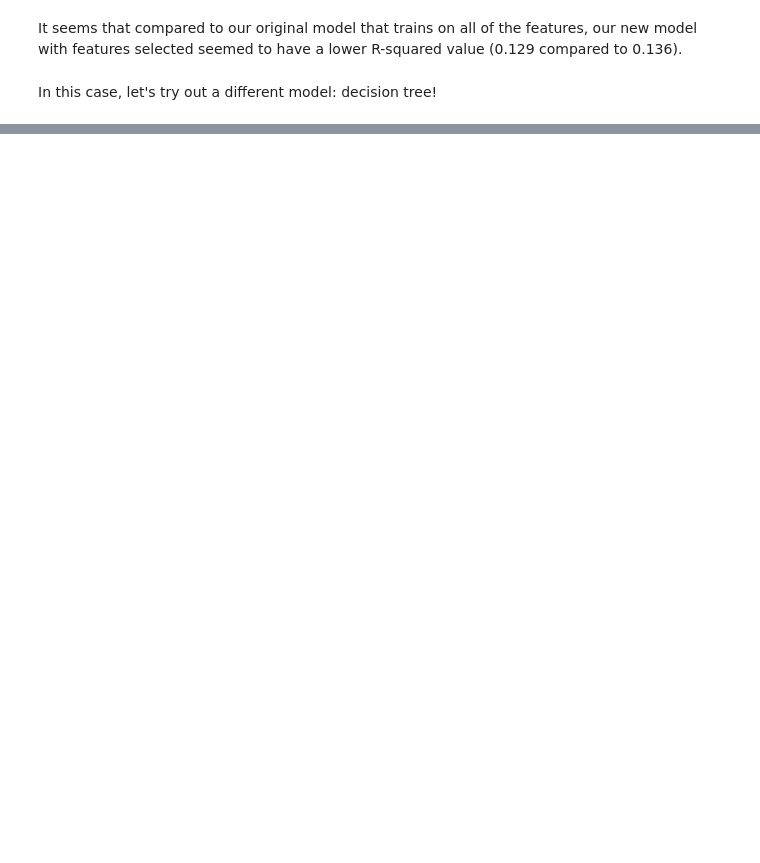
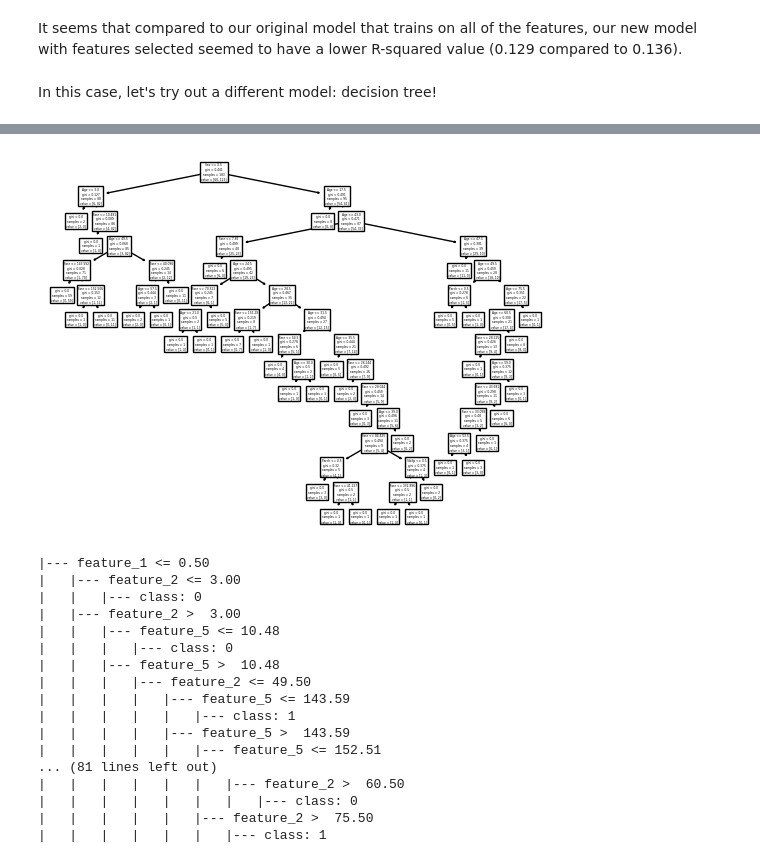
Before and after one commit to klam912/titanic_pred, a Jupyter notebook: model.ipynb, the cells around one changed output, grey strips where cells are left out. Cells and saved outputs as stored; diff of their text form; code cells hidden in the pictures; blank space fills up the shorter version.

```diff
--- a/model.ipynb
+++ b/model.ipynb
@@ -757,0 +769,3 @@ In this case, let's try out a different model: decision tree!
+# %%
+df5 = df4.copy()
+df5 = df5.drop(['Name', 'PassengerId','Cabin','Ticket'],axis=1)
@@ -757,0 +781,3 @@ In this case, let's try out a different model: decision tree!
+# %%
+X = df5.drop(['Survived'], axis=1)
+y = df5['Survived']
@@ -757,0 +813,6 @@ In this case, let's try out a different model: decision tree!
+# %%
+d = {'female': 0, 'male': 1}
+X['Sex'] = X['Sex'].map(d)
+
+d = {'C': 0, 'S': 1, 'Q': 2}
+X['Embarked'] = X['Embarked'].map(d)
@@ -757,0 +828,33 @@ In this case, let's try out a different model: decision tree!
+# %%
+from sklearn import tree
+from sklearn.tree import DecisionTreeClassifier
+import matplotlib.pyplot as plt
+
+features = list(X.columns)
+dtree = DecisionTreeClassifier()
+dtree = dtree.fit(X,y)
+
+tree.plot_tree(dtree, feature_names = features)
+plt.show()
+
+text_representation = tree.export_text(dtree)
+print(text_representation)
+# %% [output]
+[figure, added]
+|--- feature_1 <= 0.50
+|   |--- feature_2 <= 3.00
+|   |   |--- class: 0
+|   |--- feature_2 >  3.00
+|   |   |--- feature_5 <= 10.48
+|   |   |   |--- class: 0
+|   |   |--- feature_5 >  10.48
+|   |   |   |--- feature_2 <= 49.50
+|   |   |   |   |--- feature_5 <= 143.59
+|   |   |   |   |   |--- class: 1
+|   |   |   |   |--- feature_5 >  143.59
+|   |   |   |   |   |--- feature_5 <= 152.51
+... (81 lines left out)
+|   |   |   |   |   |   |--- feature_2 >  60.50
+|   |   |   |   |   |   |   |--- class: 0
+|   |   |   |   |   |--- feature_2 >  75.50
+|   |   |   |   |   |   |--- class: 1
```
Also changed, not shown: parts of 50 cells of this notebook.
